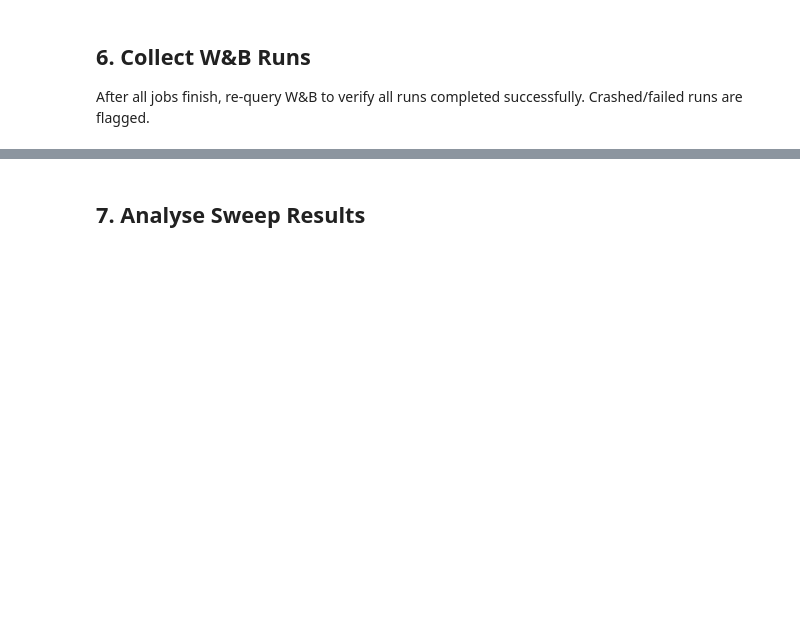
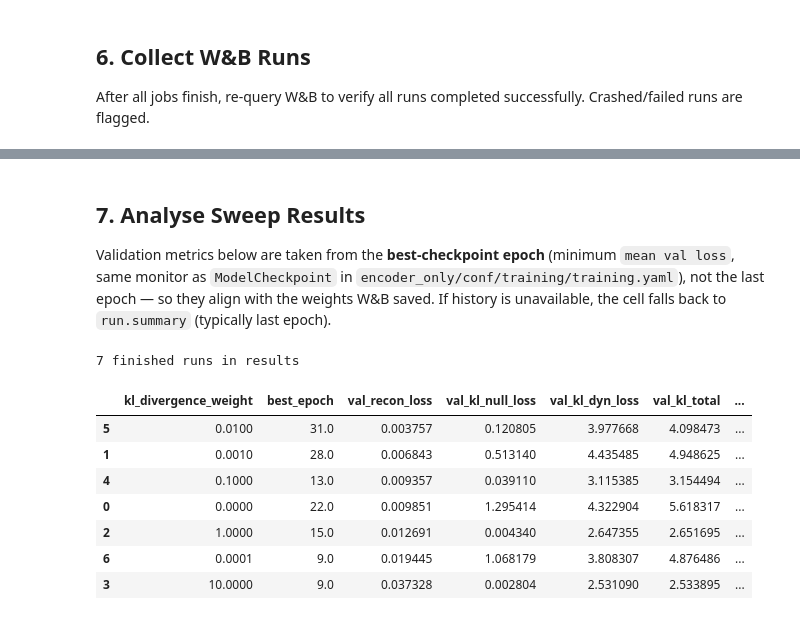
Before and after one commit to adamjeisen/JacobianODE, a Jupyter notebook: _jupyter/Encoder-Only (Lorenz - hyperparameter sweep).ipynb, the cells around one changed output, grey strips where cells are left out. Saved outputs shown, nothing was run; the diff lists cells and outputs as text; code cells hidden in the pictures; blank space fills up the shorter version.

```diff
--- a/_jupyter/Encoder-Only (Lorenz - hyperparameter sweep).ipynb
+++ b/_jupyter/Encoder-Only (Lorenz - hyperparameter sweep).ipynb
@@ -579,45 +691,76 @@ Completed: 8 / 8
 All combinations completed successfully!
 # %% [markdown]
 ## 7. Analyse Sweep Results
+
+Validation metrics below are taken from the **best-checkpoint epoch** (minimum `mean val loss`, same monitor as `ModelCheckpoint` in `encoder_only/conf/training/training.yaml`), not the last epoch — so they align with the weights W&B saved. If history is unavailable, the cell falls back to `run.summary` (typically last epoch).
 # %%
 # ----------------------------------------------------------------
 # Build results DataFrame from finished W&B runs
 # ----------------------------------------------------------------
 records = []
 for r in finished_runs:
     # Check this run matches one of our sweep combos
     if not any(_combo_matches_run(combo, r) for combo in all_combos):
         continue
 
     rec = {}
     # Extract sweep parameters
     for key in sweep_keys:
-        short_name = key.split('.')[-1]  # e.g. 'fnn_weight' or 'kl_divergence_weight'
+        short_name = key.split('.')[-1]  # e.g. 'fnn_weight' or 'kl_null_weight'
         rec[short_name] = _get_sweep_param_from_run(r, key)
 
-    # Extract metrics (coupling vs sequence have different metric keys)
-    if IS_COUPLING:
-        rec['val_recon_loss']   = r.summary.get('val/recon_loss', float('nan'))
-        rec['val_kl_null_loss'] = r.summary.get('val/kl_null_loss', float('nan'))
-        rec['val_kl_dyn_loss']  = r.summary.get('val/kl_dyn_loss', float('nan'))
-        rec['val_kl_total']     = r.summary.get('val/kl_total_loss', float('nan'))
-        rec['val_total_loss']   = r.summary.get('val/total_loss', r.summary.get('mean val loss', float('nan')))
+    # Metrics at best-checkpoint epoch (min ``mean val loss``), not last epoch — matches saved weights
+    m_best = _metrics_at_best_checkpoint_epoch(r, IS_COUPLING)
+    if m_best is not None:
+        rec.update(m_best)
     else:
-        rec['val_same_loss']    = r.summary.get('val/same_state_loss', float('nan'))
-        rec['val_next_loss']    = r.summary.get('val/next_state_loss', float('nan'))
-        rec['val_fnn_loss']     = r.summary.get('val/fnn_loss', float('nan'))
-        rec['val_amp_loss']     = r.summary.get('val/amplification_loss', float('nan'))
-        rec['latent_util']      = r.summary.get('val/latent_utilization', float('nan'))
-        rec['val_total_loss']   = r.summary.get('val/total_loss', float('nan'))
+        rec['best_epoch'] = float('nan')
+        if IS_COUPLING:
+            rec['val_recon_loss']   = r.summary.get('val/recon_loss', float('nan'))
+            rec['val_kl_null_loss'] = r.summary.get('val/kl_null_loss', float('nan'))
+            rec['val_kl_dyn_loss']  = r.summary.get('val/kl_dyn_loss', float('nan'))
+            rec['val_kl_total']     = r.summary.get('val/kl_total_loss', float('nan'))
+            rec['val_total_loss']   = r.summary.get('val/total_loss', r.summary.get('mean val loss', float('nan')))
+        else:
+            rec['val_same_loss']    = r.summary.get('val/same_state_loss', float('nan'))
+            rec['val_next_loss']    = r.summary.get('val/next_state_loss', float('nan'))
+            rec['val_fnn_loss']     = r.summary.get('val/fnn_loss', float('nan'))
+            rec['val_amp_loss']     = r.summary.get('val/amplification_loss', float('nan'))
+            rec['latent_util']      = r.summary.get('val/latent_utilization', float('nan'))
+            rec['val_total_loss']   = r.summary.get('val/total_loss', float('nan'))
 
     rec['run_name'] = r.name
     rec['run_id']   = r.id
     records.append(rec)
 
 sort_col = 'val_recon_loss' if IS_COUPLING else 'val_same_loss'
-df = pd.DataFrame(records).sort_values(sort_col)
+df = pd.DataFrame(records)
+# W&B summary values can be str; coerce so sort_values / plots work
+_metric_cols = (
+    ('best_epoch', 'val_recon_loss', 'val_kl_null_loss', 'val_kl_dyn_loss', 'val_kl_total', 'val_total_loss')
+    if IS_COUPLING
+    else ('best_epoch', 'val_same_loss', 'val_next_loss', 'val_fnn_loss', 'val_amp_loss', 'latent_util', 'val_total_loss')
+)
+for c in _metric_cols:
+    if c in df.columns:
+        df[c] = pd.to_numeric(df[c], errors='coerce')
+for key in sweep_keys:
+    c = key.split('.')[-1]
+    if c in df.columns:
+        df[c] = pd.to_numeric(df[c], errors='coerce')
+df = df.sort_values(sort_col)
 print(f"{len(df)} finished runs in results")
 df.head(10)
+# %% [output]
+7 finished runs in results
+|  | kl_divergence_weight | best_epoch | val_recon_loss | val_kl_null_loss | val_kl_dyn_loss | val_kl_total | ... |
+| 5 | 0.0100 | 31.0 | 0.003757 | 0.120805 | 3.977668 | 4.098473 | ... |
+| 1 | 0.0010 | 28.0 | 0.006843 | 0.513140 | 4.435485 | 4.948625 | ... |
+| 4 | 0.1000 | 13.0 | 0.009357 | 0.039110 | 3.115385 | 3.154494 | ... |
+| 0 | 0.0000 | 22.0 | 0.009851 | 1.295414 | 4.322904 | 5.618317 | ... |
+| 2 | 1.0000 | 15.0 | 0.012691 | 0.004340 | 2.647355 | 2.651695 | ... |
+| 6 | 0.0001 | 9.0 | 0.019445 | 1.068179 | 3.808307 | 4.876486 | ... |
+| 3 | 10.0000 | 9.0 | 0.037328 | 0.002804 | 2.531090 | 2.533895 | ... |
 # %%
 # ---- Scatter: sweep param vs primary loss ----
 fig, ax = plt.subplots(figsize=(7, 5))
```
Also changed, not shown: parts of 13 cells of this notebook, 13 other files.
